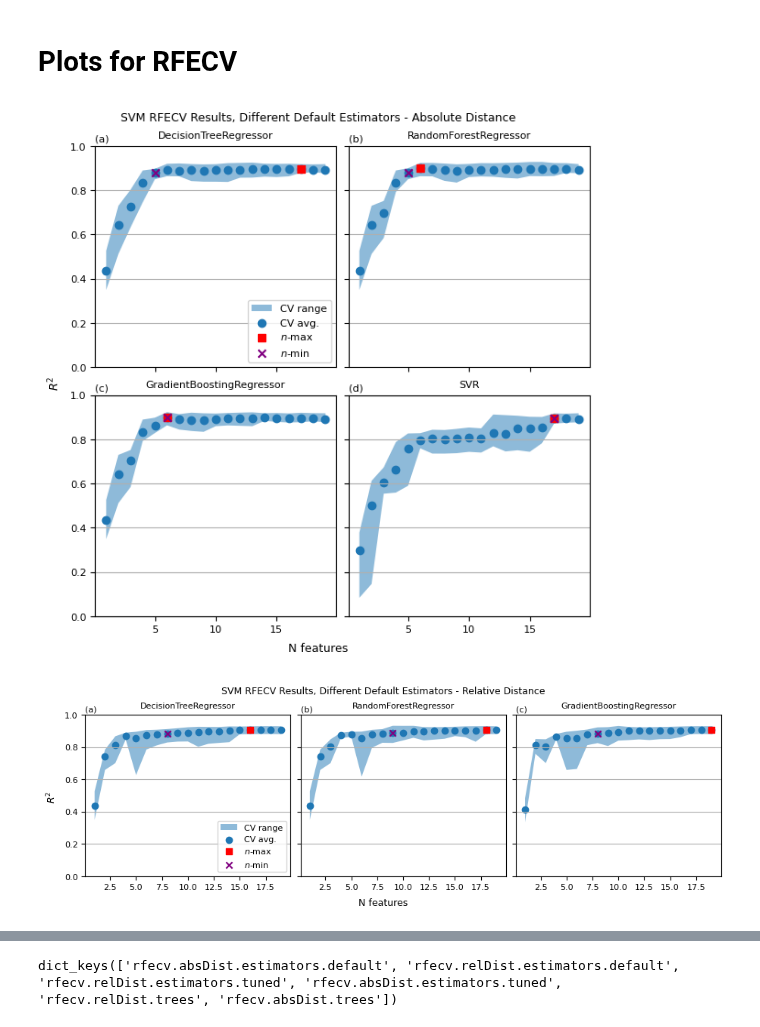
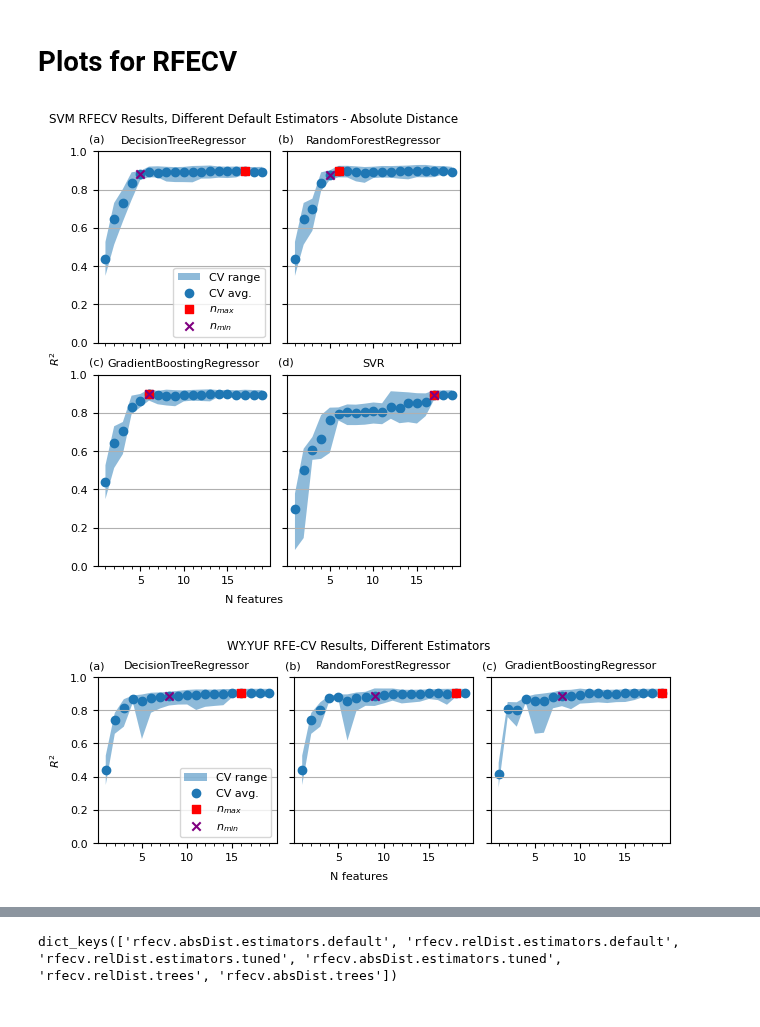
Before and after one commit to armstrong06/featmag, a Jupyter notebook: notebooks_feature_selection/RFE_YUF_results.ipynb, the cells around one changed output, grey strips where cells are left out. Drawn from its saved outputs; the diff is of its cells as text; code cells hidden in the pictures.

Commit message:
update plot size and legend

```diff
--- a/notebooks_feature_selection/RFE_YUF_results.ipynb
+++ b/notebooks_feature_selection/RFE_YUF_results.ipynb
@@ -67,8 +52,8 @@ rfe.full.relDist.trees
 # Plots for RFECV
 # %%
 SMALL_SIZE=8
-MEDIUM_SIZE=9
-LARGE_SIZE=9
+MEDIUM_SIZE=8
+LARGE_SIZE=8.5
 plt.rc('font', size=SMALL_SIZE)          # controls default text sizes
 plt.rc('axes', titlesize=MEDIUM_SIZE)     # fontsize of the axes title
 plt.rc('axes', labelsize=MEDIUM_SIZE)    # fontsize of the x and y labels
@@ -78,13 +63,13 @@ plt.rc('legend', fontsize=SMALL_SIZE)    # legend fontsize
 plt.rc('figure', titlesize=LARGE_SIZE)  # fontsize of the figure title
 plt.rc('figure', labelsize=MEDIUM_SIZE)
 # %%
-best_N_label = '$\it{n}$-max'
-oste_N_label = '$\it{n}$-min'
+best_N_label = '$\it{n}$$_{max}$'
+oste_N_label = '$\it{n}$$_{min}$'
 # %%
 def plot_R2_vs_N(results_dict, title=None, n_cols = 2, savefigname=None):
     n_dsets = len(results_dict.keys())
     n_rows = int(np.ceil(n_dsets/n_cols))
-    fig, axes = plt.subplots(n_rows, n_cols, constrained_layout=True, figsize=(n_cols*3, n_rows*3))
+    fig, axes = plt.subplots(n_rows, n_cols, constrained_layout=True, figsize=(n_cols*2.1, n_rows*2.5))
     axes = axes.flatten()
     for i, key in enumerate(results_dict.keys()):
         model_results = results_dict[key]
@@ -104,6 +89,7 @@ def plot_R2_vs_N(results_dict, title=None, n_cols = 2, savefigname=None):
         axes[i].set_ylim([0, 1.0])
         if i %  n_cols != 0:
             axes[i].set_yticklabels([])
+        axes[i].xaxis.set_minor_locator(MultipleLocator(1))
 
     for i in np.arange(n_cols*(n_rows-1)):
         axes[i].set_xticklabels([])
@@ -115,23 +101,23 @@ def plot_R2_vs_N(results_dict, title=None, n_cols = 2, savefigname=None):
     axes[0].legend(loc='lower right')
     splabels = ['(a)', '(b)', '(c)', '(d)']
     for i, ax in enumerate(axes):
-        ax.text(0, 1.02, splabels[i], transform=ax.transAxes)
+        ax.text(-0.05, 1.05, splabels[i], transform=ax.transAxes)
     fig.supxlabel("N features")
     fig.supylabel("$R^2$")
-    fig.suptitle(title, fontsize=9)
+    fig.suptitle(title)
     if savefigname is not None:
         fig.savefig(savefigname, dpi=300)
 # %%
 plot_R2_vs_N(rfecv_results_dicts['rfecv.absDist.estimators.default'],
              title = 'SVM RFECV Results, Different Default Estimators - Absolute Distance')
 # %% [output]
-[figure, old version]
+[figure, new version]
 # %%
 plot_R2_vs_N(rfecv_results_dicts['rfecv.relDist.estimators.default'],
-             title = 'SVM RFECV Results, Different Default Estimators - Relative Distance',
+             title = 'WY.YUF RFE-CV Results, Different Estimators',
              n_cols=3,
              savefigname='../figures/rfeSelection_r2VN_defaults.png')
 # %% [output]
-[figure, old version]
+[figure, new version]
 # %%
 plot_R2_vs_N(rfecv_results_dicts['rfecv.absDist.estimators.tuned'],
```
Also changed, not shown: parts of 8 cells of this notebook, 3 other files.
